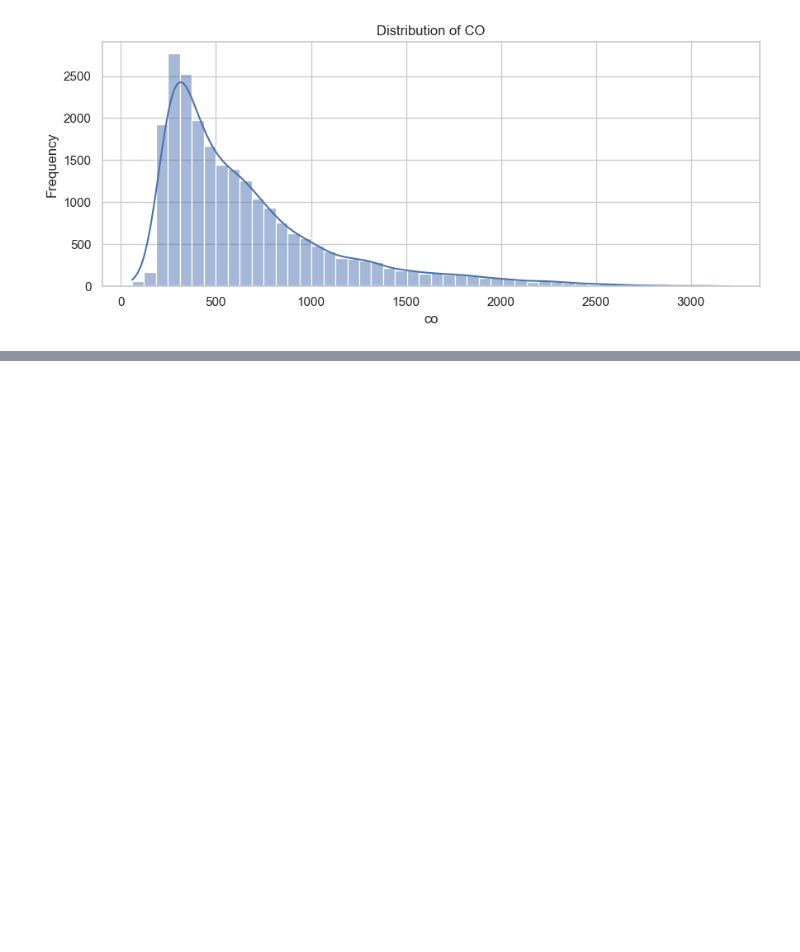
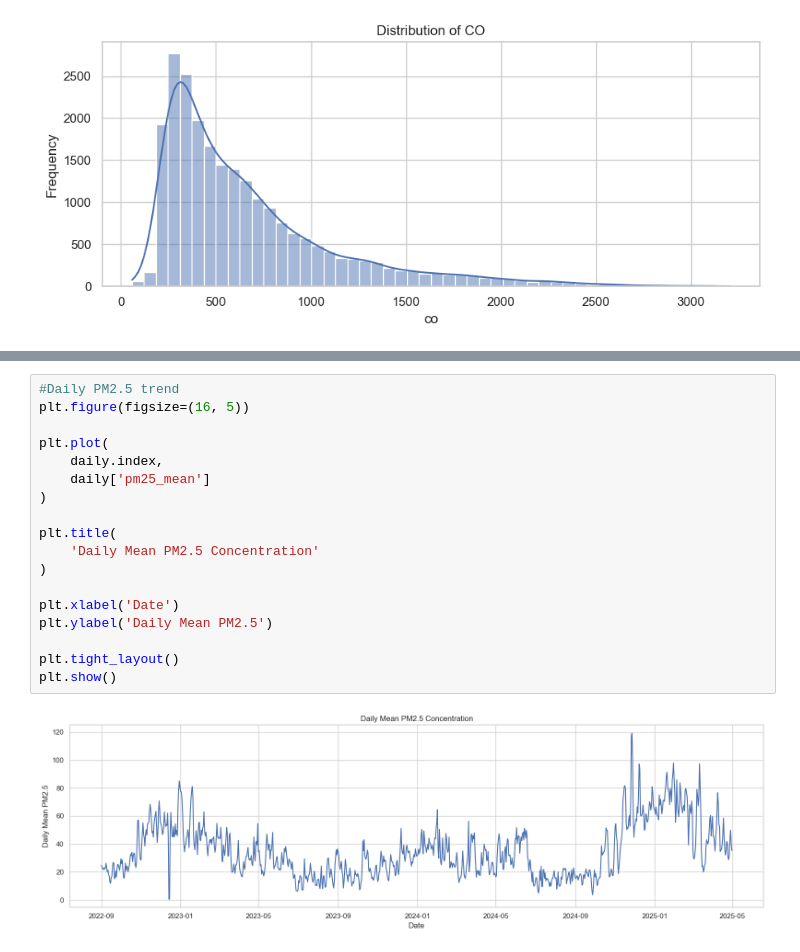
Before and after one commit to rubeshnpl13/Kathmandu-Air-Quality-Intelligence, a Jupyter notebook: notebooks/04_exploratory_data_analysis.ipynb, the cells around one changed output, grey strips where cells are left out. Drawn from its saved outputs; the diff is of its cells as text; blank space fills up the shorter version.

```diff
--- a/notebooks/04_exploratory_data_analysis.ipynb
+++ b/notebooks/04_exploratory_data_analysis.ipynb
@@ -186,0 +247,20 @@ for pollutant in pollutants:
+# %%
+#Daily PM2.5 trend
+plt.figure(figsize=(16, 5))
+
+plt.plot(
+    daily.index,
+    daily['pm25_mean']
+)
+
+plt.title(
+    'Daily Mean PM2.5 Concentration'
+)
+
+plt.xlabel('Date')
+plt.ylabel('Daily Mean PM2.5')
+
+plt.tight_layout()
+plt.show()
+# %% [output]
+[figure, added]
```
Also changed, not shown: parts of 6 cells of this notebook.
